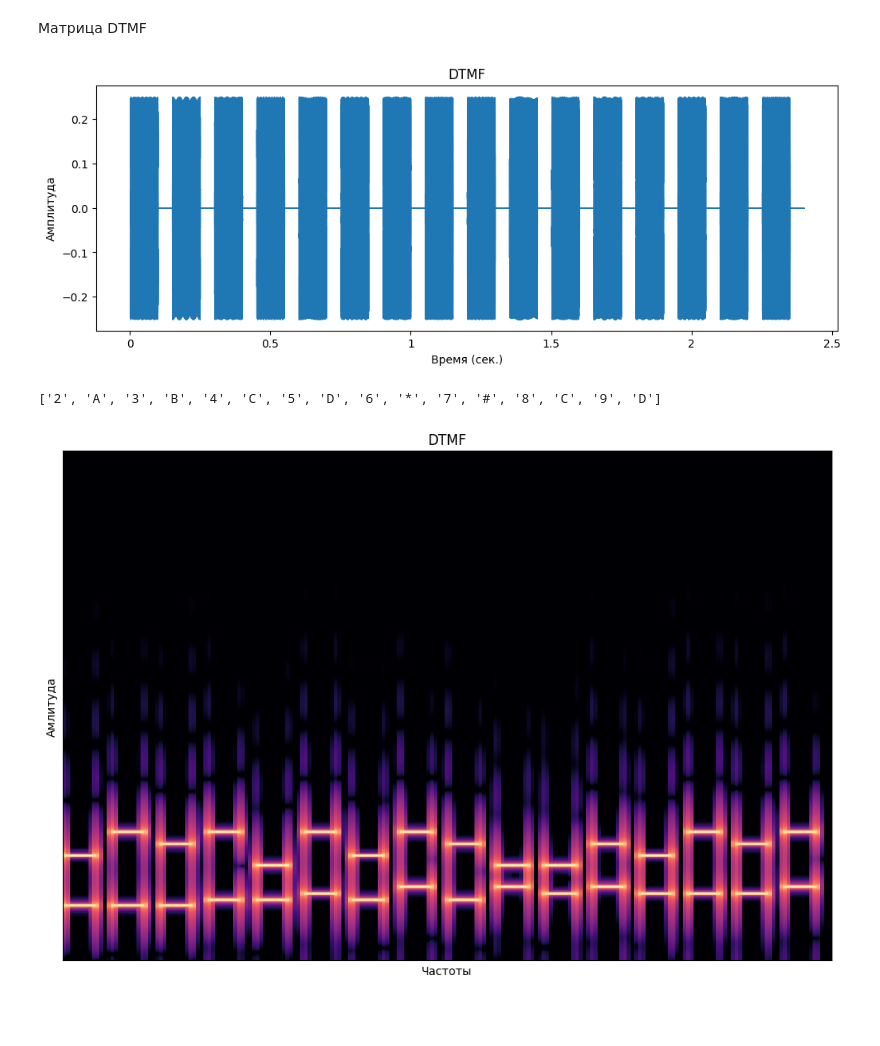
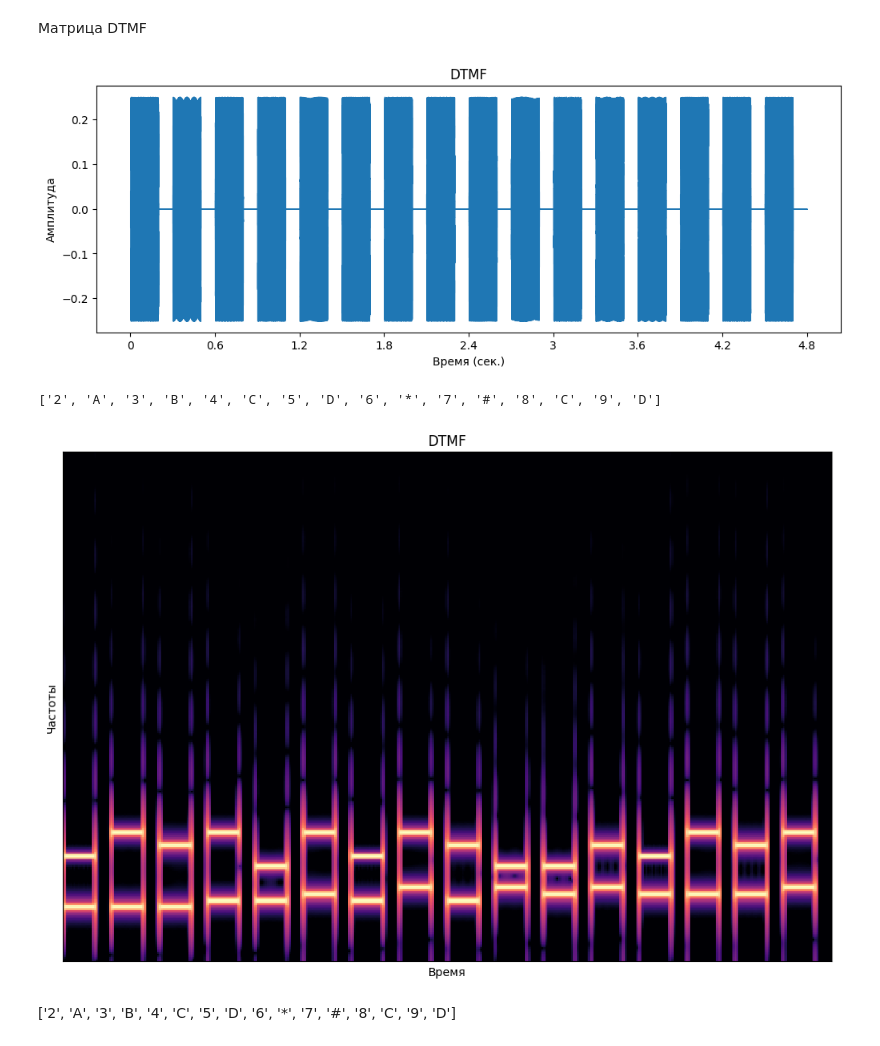
Before and after one commit to ivanVgusev/DSP2, a Jupyter notebook: lab2.ipynb, the cells around one changed output. Saved outputs shown, nothing was run; the diff lists cells and outputs as text; code cells hidden in the pictures; blank space fills up the shorter version.

```diff
--- a/lab2.ipynb
+++ b/lab2.ipynb
@@ -35,13 +35,13 @@ sound, _ = librosa.load("DTMF_Lab3.wav", sr=sr)
 # %%
 # Амплитуда
 plt.figure(figsize=(12, 4))
-librosa.display.waveshow(y, sr=sr)
+librosa.display.waveshow(sound, sr=sr)
 plt.title('DTMF')
 plt.xlabel('Время (сек.)')
 plt.ylabel('Амплитуда')
 plt.show()
 # %% [output]
-[figure, old version]
+[figure, new version]
 # %%
   low_freqs = {697: 'row1', 770: 'row2', 852: 'row3', 941: 'row4'}
   high_freqs = {1209: 'col1', 1336: 'col2', 1477: 'col3', 1633: 'col4'}
@@ -78,12 +78,14 @@ print(nums_encoded)
 # %%
 # Спектр
 plt.figure(figsize=(12, 8))
-D = librosa.amplitude_to_db(np.abs(librosa.stft(y)), ref=np.median)
+D = librosa.amplitude_to_db(np.abs(librosa.stft(sound)), ref=np.max)
 librosa.display.specshow(D, sr=sr)
 plt.title('DTMF')
-plt.xlabel("Частоты")
-plt.ylabel("Амлитуда")
-plt.ylim(0, 600)
+plt.xlabel("Время")
+plt.ylabel("Частоты")
+plt.ylim(0, 300)
 plt.show()
 # %% [output]
-[figure, old version]
+[figure, new version]
+# %% [markdown]
+['2', 'A', '3', 'B', '4', 'C', '5', 'D', '6', '*', '7', '#', '8', 'C', '9', 'D']
```
